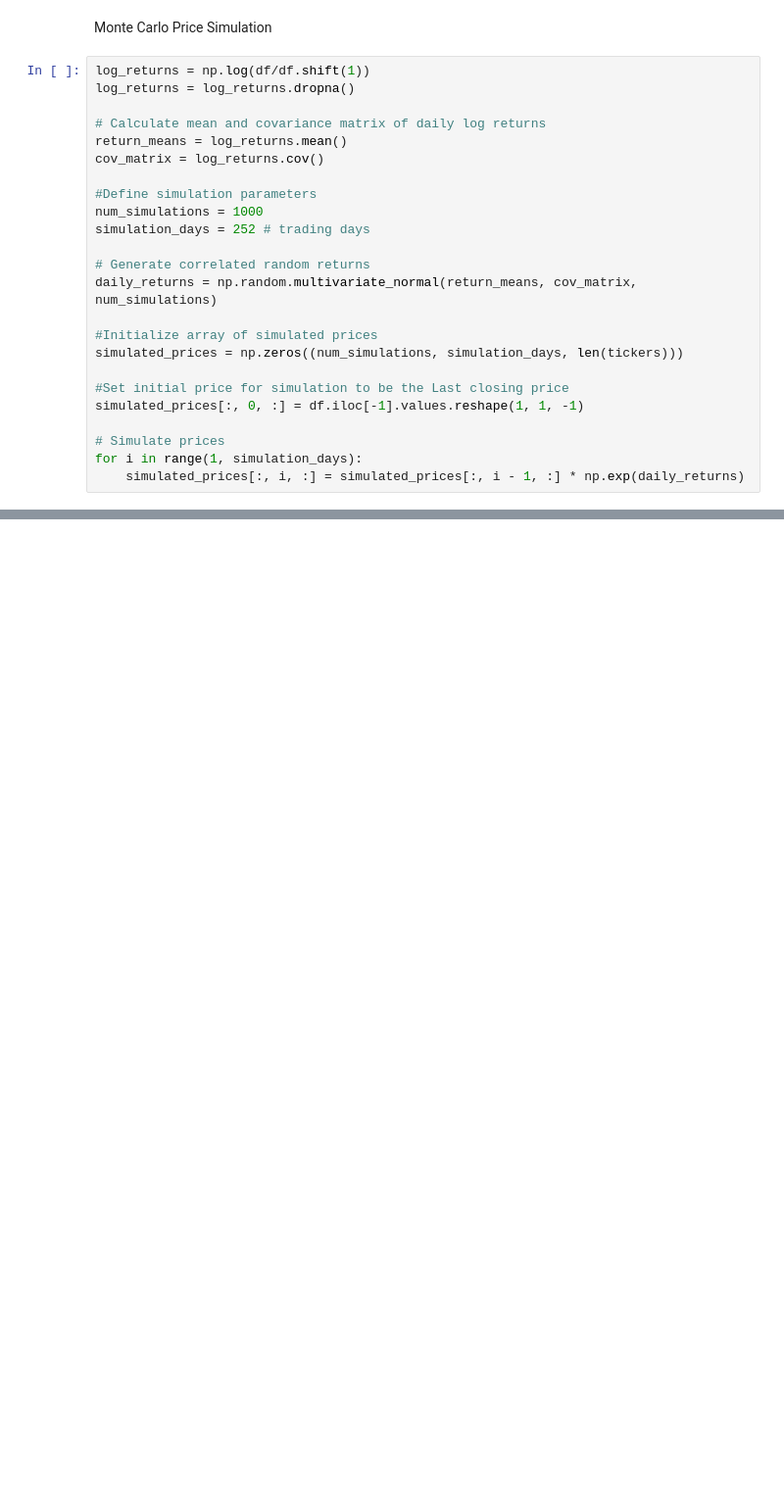
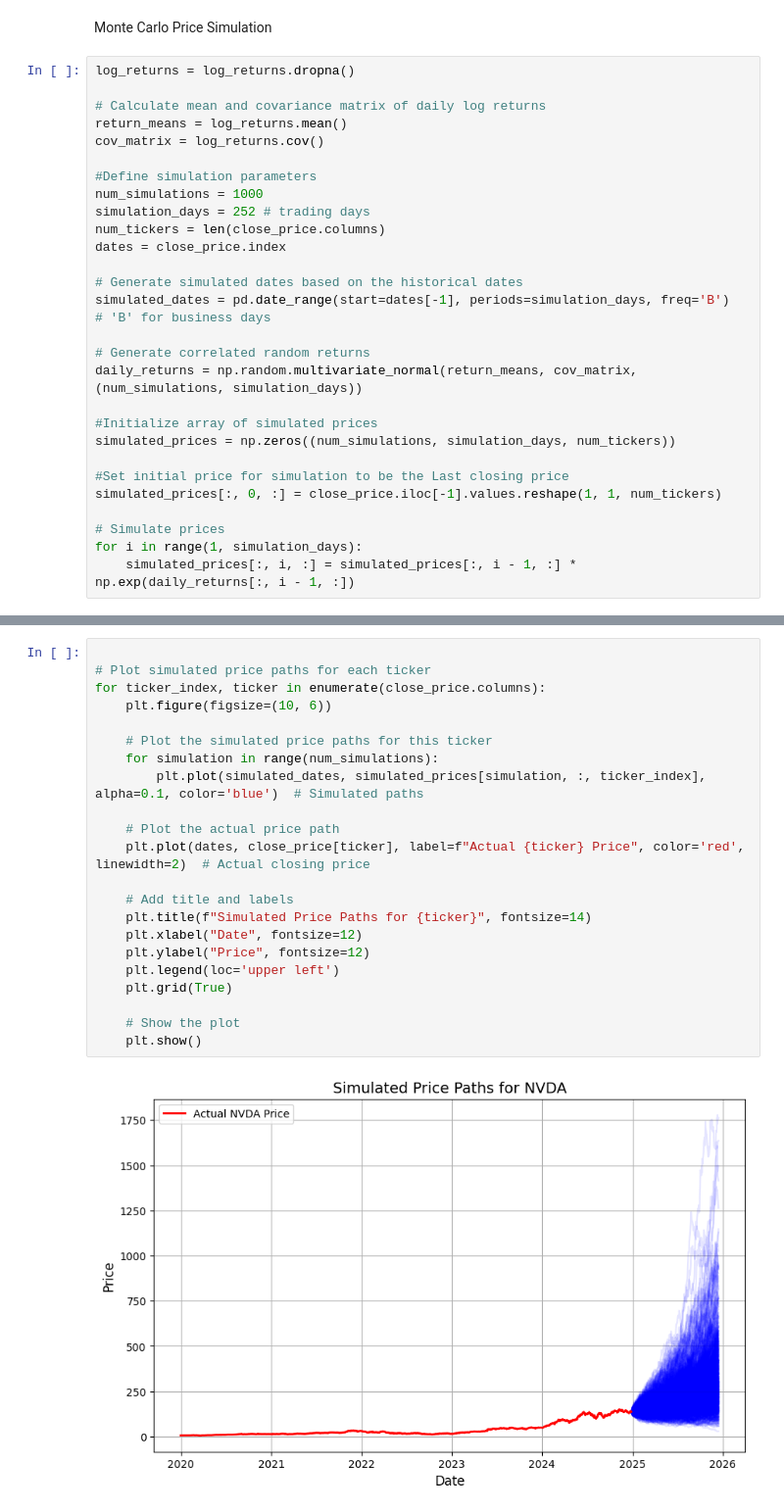
Before and after one commit to RotichBuilds/Stock-Portfolio-Construction-and-Optimization, a Jupyter notebook: Stock_Portfolio_Optimization.ipynb, the cells around one changed output, grey strips where cells are left out. Shown: that part at 98% size. Saved outputs shown, nothing was run; the diff lists cells and outputs as text; blank space fills up the shorter version.

```diff
--- a/Stock_Portfolio_Optimization.ipynb
+++ b/Stock_Portfolio_Optimization.ipynb
@@ -174,7 +192,6 @@ plt.show()
 # %% [markdown]
 Monte Carlo Price Simulation
 # %%
-log_returns = np.log(df/df.shift(1))
 log_returns = log_returns.dropna()
 
 # Calculate mean and covariance matrix of daily log returns
@@ -184,16 +201,21 @@ cov_matrix = log_returns.cov()
 #Define simulation parameters
 num_simulations = 1000
 simulation_days = 252 # trading days
+num_tickers = len(close_price.columns)
+dates = close_price.index
+
+# Generate simulated dates based on the historical dates
+simulated_dates = pd.date_range(start=dates[-1], periods=simulation_days, freq='B')  # 'B' for business days
 
 # Generate correlated random returns
-daily_returns = np.random.multivariate_normal(return_means, cov_matrix, num_simulations)
+daily_returns = np.random.multivariate_normal(return_means, cov_matrix, (num_simulations, simulation_days))
 
 #Initialize array of simulated prices
-simulated_prices = np.zeros((num_simulations, simulation_days, len(tickers)))
+simulated_prices = np.zeros((num_simulations, simulation_days, num_tickers))
 
 #Set initial price for simulation to be the Last closing price
-simulated_prices[:, 0, :] = df.iloc[-1].values.reshape(1, 1, -1)
+simulated_prices[:, 0, :] = close_price.iloc[-1].values.reshape(1, 1, num_tickers)
 
 # Simulate prices
 for i in range(1, simulation_days):
-    simulated_prices[:, i, :] = simulated_prices[:, i - 1, :] * np.exp(daily_returns)
+    simulated_prices[:, i, :] = simulated_prices[:, i - 1, :] * np.exp(daily_returns[:, i - 1, :])
@@ -209,0 +224,24 @@ plt.show()
+# %%
+
+# Plot simulated price paths for each ticker
+for ticker_index, ticker in enumerate(close_price.columns):
+    plt.figure(figsize=(10, 6))
+
+    # Plot the simulated price paths for this ticker
+    for simulation in range(num_simulations):
+        plt.plot(simulated_dates, simulated_prices[simulation, :, ticker_index], alpha=0.1, color='blue')  # Simulated paths
+
+    # Plot the actual price path
+    plt.plot(dates, close_price[ticker], label=f"Actual {ticker} Price", color='red', linewidth=2)  # Actual closing price
+
+    # Add title and labels
+    plt.title(f"Simulated Price Paths for {ticker}", fontsize=14)
+    plt.xlabel("Date", fontsize=12)
+    plt.ylabel("Price", fontsize=12)
+    plt.legend(loc='upper left')
+    plt.grid(True)
+
+    # Show the plot
+    plt.show()
+# %% [output]
+[figure, added]
```
Also changed, not shown: parts of 24 cells of this notebook.
